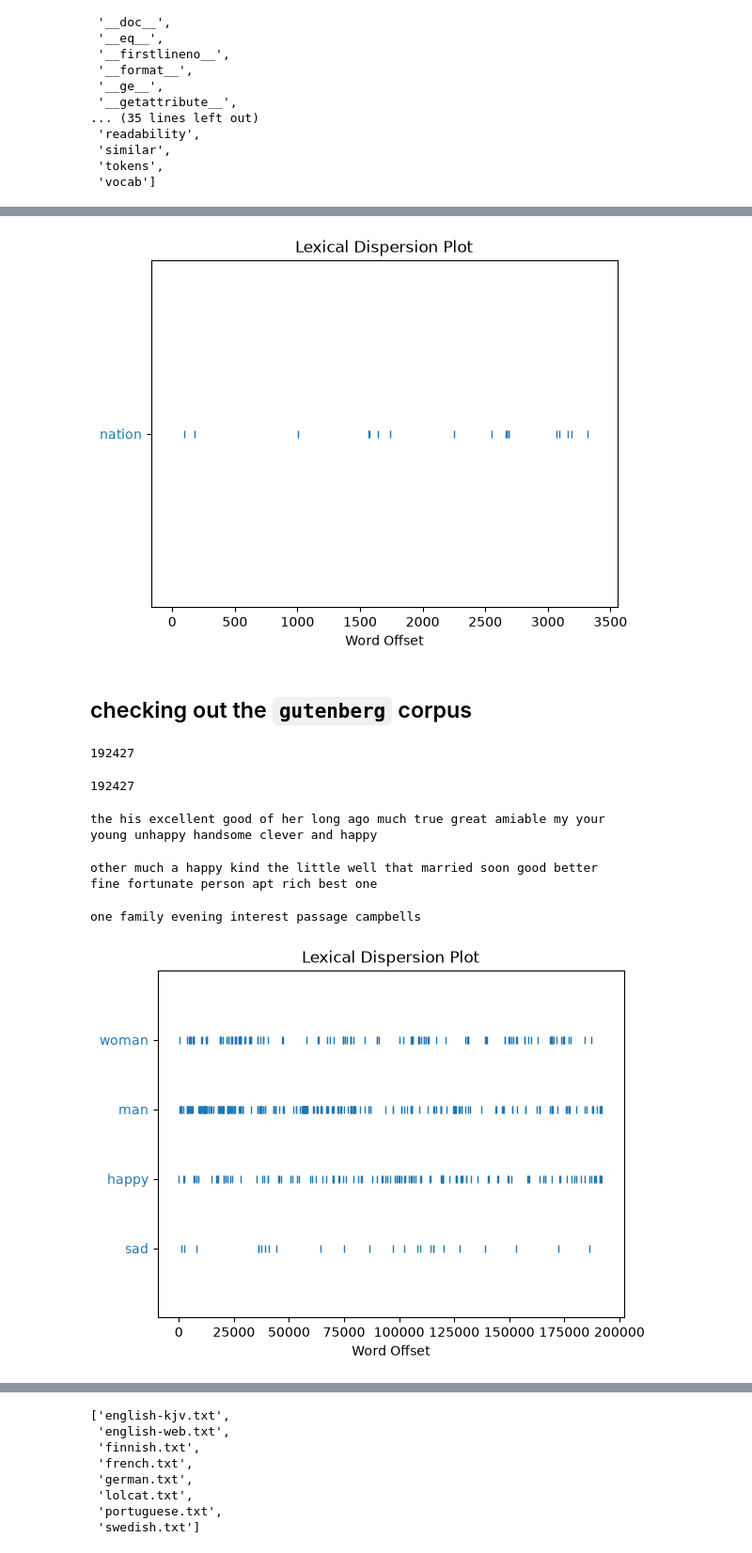
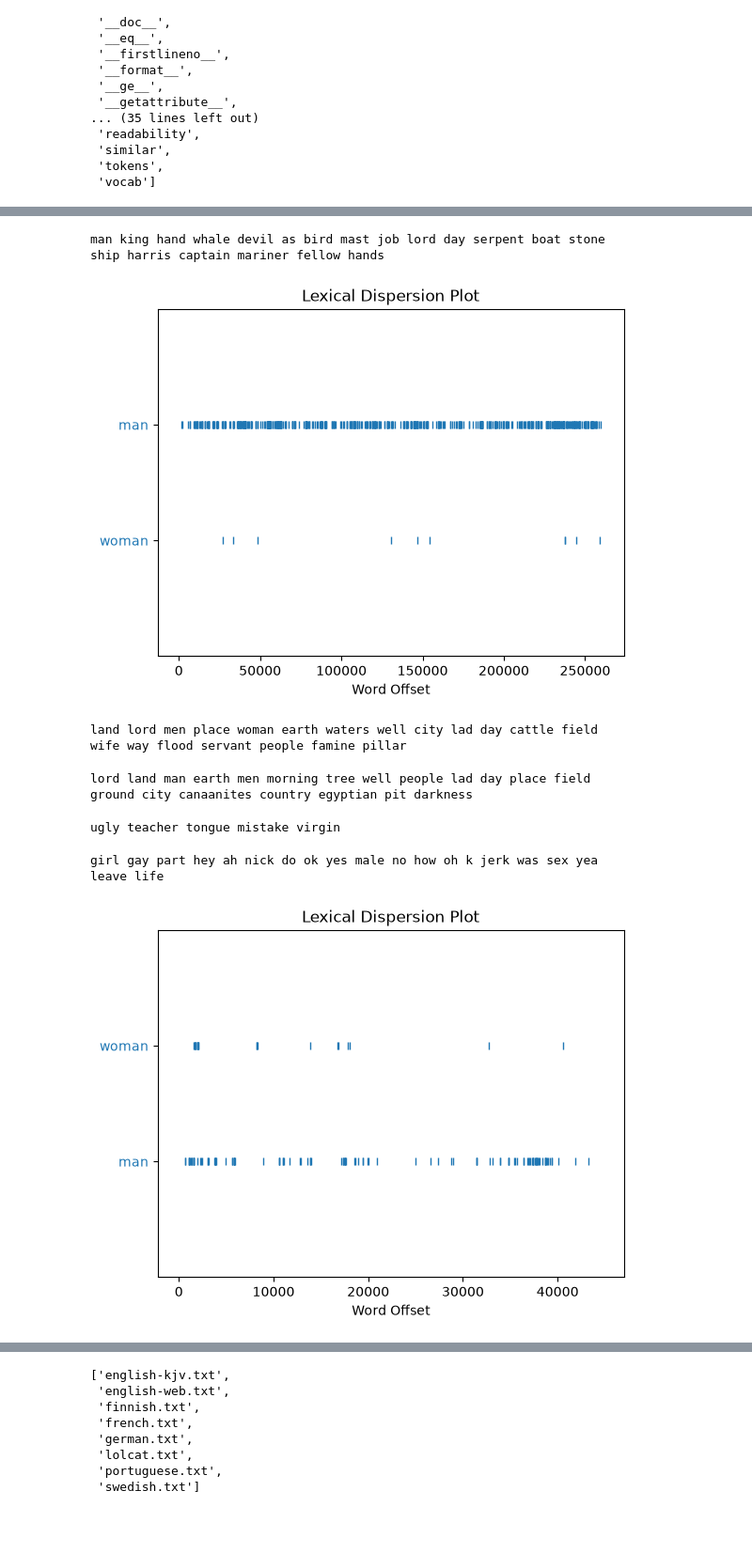
Before and after one commit to gofilipa/664, a Jupyter notebook: analyzing/nltk.ipynb, the cells around one changed output, grey strips where cells are left out. Shown at 94% size. Cells and saved outputs as stored; diff of their text form; code cells hidden in the pictures; blank space fills up the shorter version.

```diff
--- a/analyzing/nltk.ipynb
+++ b/analyzing/nltk.ipynb
@@ -161,6 +186,9 @@ level rate military wars treaty
+# %%
+moby.similar('woman')
+# %% [output]
+man king hand whale devil as bird mast job lord day serpent boat stone
+ship harris captain mariner fellow hands
 # %%
-t_2.dispersion_plot(['nation'])
+moby.dispersion_plot(['man', 'woman'])
 # %% [output]
-[figure, old version]
+[figure, new version]
-# %% [markdown]
-## checking out the `gutenberg` corpus
@@ -170,4 +194,0 @@ austen = gutenberg.words('austen-emma.txt')
-# %%
-len(austen)
-# %% [output]
-192427
@@ -176,23 +195,24 @@ a_text = nltk.Text(austen)
-# %%
-len(a_text)
-# %% [output]
-192427
 # %%
-a_text.similar('old')
+text3.similar('man')
 # %% [output]
-the his excellent good of her long ago much true great amiable my your
-young unhappy handsome clever and happy
+land lord men place woman earth waters well city lad day cattle field
+wife way flood servant people famine pillar
+# %%
+text3.similar('woman')
+# %% [output]
+lord land man earth men morning tree well people lad day place field
+ground city canaanites country egyptian pit darkness
 # %%
-a_text.similar('young')
+text5.similar('woman')
 # %% [output]
-other much a happy kind the little well that married soon good better
-fine fortunate person apt rich best one
+ugly teacher tongue mistake virgin
-# %%
-a_text.similar('forest')
-# %% [output]
-one family evening interest passage campbells
+# %%
+text5.similar('man')
+# %% [output]
+girl gay part hey ah nick do ok yes male no how oh k jerk was sex yea
+leave life
 # %%
-a_text.dispersion_plot(['woman', 'man', 'happy', 'sad'])
+text3.dispersion_plot(['woman', 'man'])
 # %% [output]
-[figure, old version]
+[figure, new version]
 # %%
```
Also changed, not shown: parts of 25 cells of this notebook, 6 other files.
